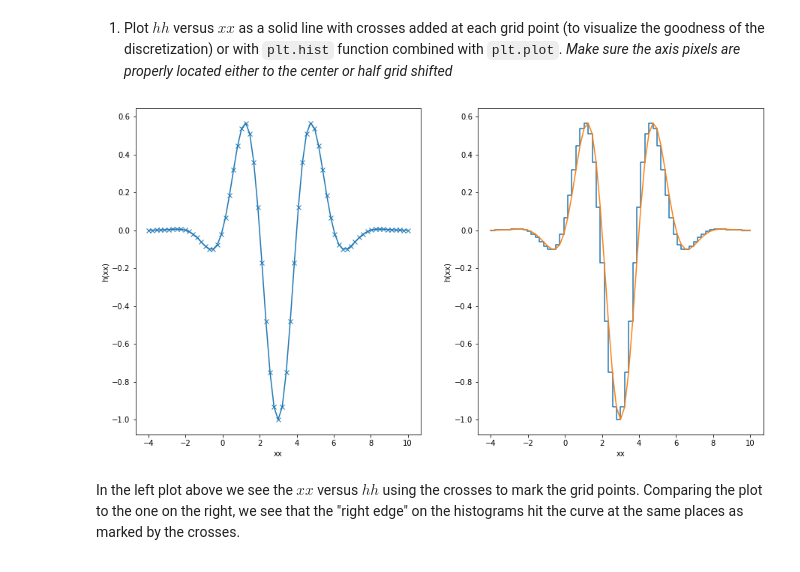
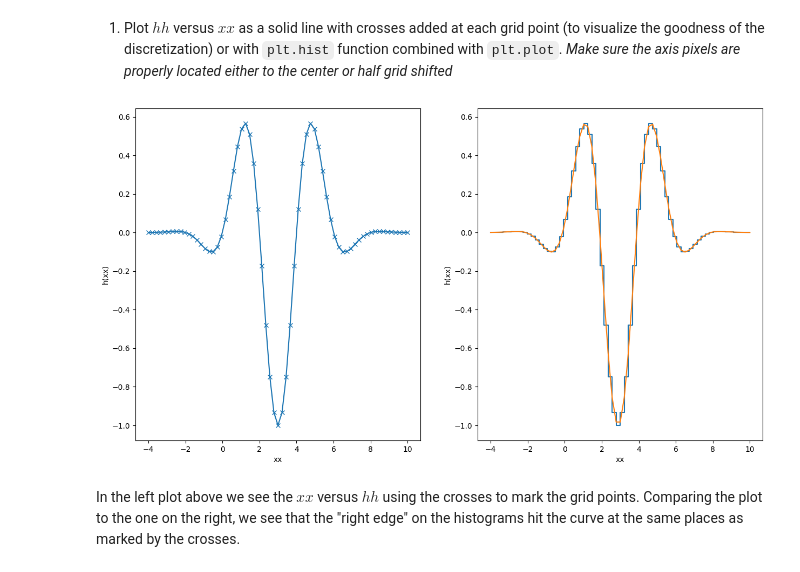
Before and after one commit to AST-Course/AST5110, a Jupyter notebook: ex_1a_v0.5.ipynb, the cells around one changed output. Saved outputs shown, nothing was run; the diff lists cells and outputs as text; code cells hidden in the pictures.

```diff
--- a/ex_1a_v0.5.ipynb
+++ b/ex_1a_v0.5.ipynb
@@ -33,30 +33,30 @@ It will depend on how you created the function that you have $nump$ or $nump−1
 # %%
 import numpy as np
 import matplotlib.pyplot as plt
-from nm_lib.nm_lib import nm_lib as nm
+from nm_lib import nm_lib as nm
 
 def h(x):
     return np.cos(np.pi*(x-1)/2)*np.exp(-((x-3)/2.5)**2)
 
 nump = 65
 x0 = -4.0
 xf = 10.0
 xx = np.arange(nump)/(nump-1.0)*(xf-x0) + x0
 
 fig, ax = plt.subplots(1,2, figsize=(15,8))
 ax[0].plot(xx, h(xx), "-x", label="h(xx)")
 ax[0].set_xlabel("xx")
 ax[0].set_ylabel("h(xx)")
 
 
 ax[1].step(xx, h(xx))
-ax[1].plot(xx, h(xx))
+ax[1].plot(xx, h(xx+(xx[1]- xx[0])/2))
 ax[1].set_xlabel("xx")
 ax[1].set_ylabel("h(xx)")
 
 plt.show()
 # %% [output]
-[figure, old version]
+[figure, new version]
 # %% [markdown]
 In the left plot above we see the $xx$ versus $hh$ using the crosses to mark the grid points. Comparing the plot to the one on the right, we see that the "right edge" on the histograms hit the curve at the same places as marked by the crosses.
 # %% [markdown]
```
